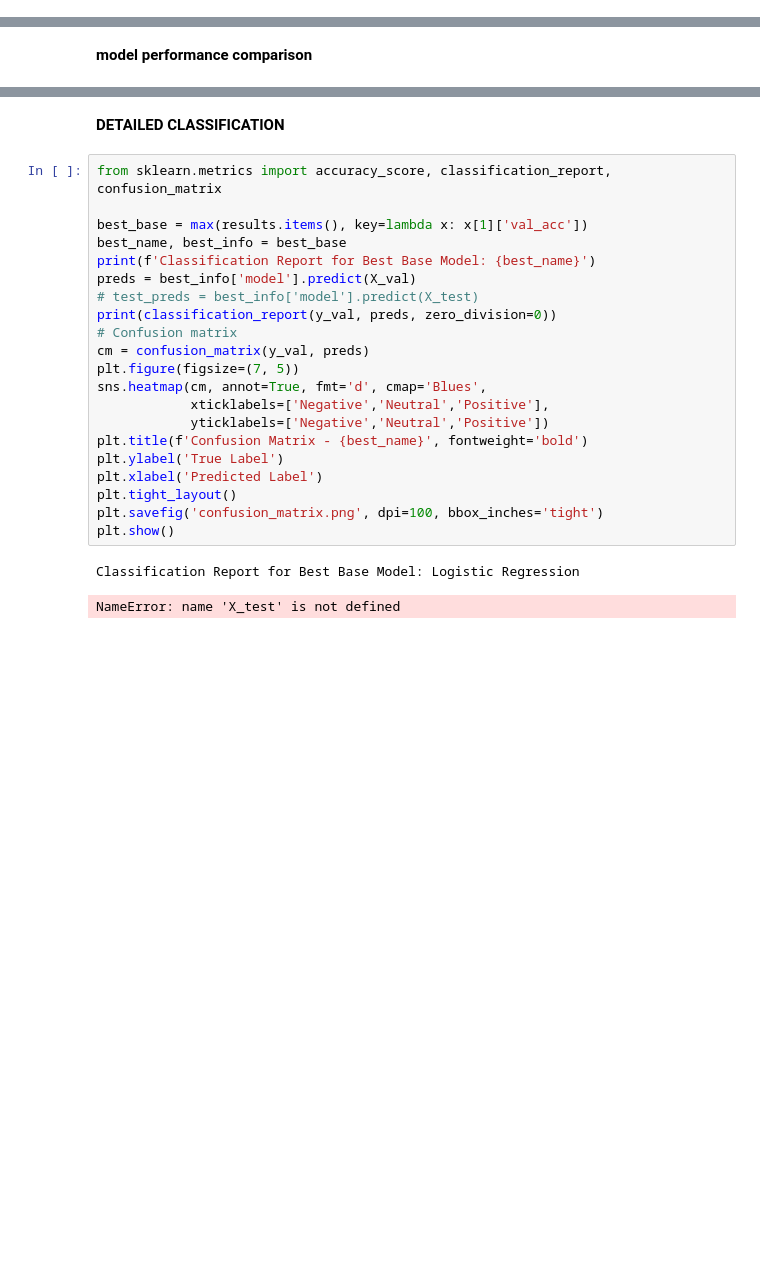
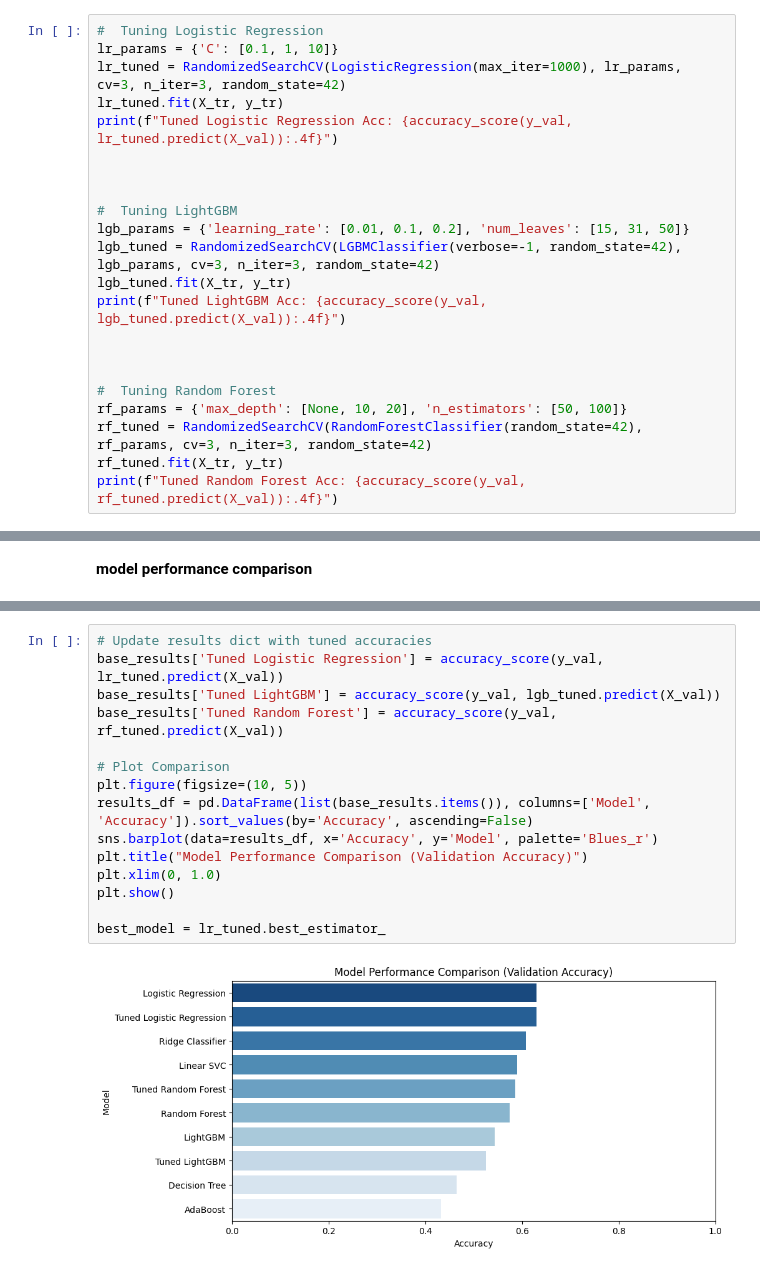
Before and after one commit to Nancyrana1/Movie_review_prediction-ML-, a Jupyter notebook: notebook0b2746edbc.ipynb, the cells around one changed output, grey strips where cells are left out. Saved outputs shown, nothing was run; the diff lists cells and outputs as text; blank space fills up the shorter version.

```diff
--- a/notebook0b2746edbc.ipynb
+++ b/notebook0b2746edbc.ipynb
@@ -398,0 +381,22 @@ Validation Accuracy (tuned): 0.4171
+# %%
+#  Tuning Logistic Regression
+lr_params = {'C': [0.1, 1, 10]}
+lr_tuned = RandomizedSearchCV(LogisticRegression(max_iter=1000), lr_params, cv=3, n_iter=3, random_state=42)
+lr_tuned.fit(X_tr, y_tr)
+print(f"Tuned Logistic Regression Acc: {accuracy_score(y_val, lr_tuned.predict(X_val)):.4f}")
+
+
+
+#  Tuning LightGBM
+lgb_params = {'learning_rate': [0.01, 0.1, 0.2], 'num_leaves': [15, 31, 50]}
+lgb_tuned = RandomizedSearchCV(LGBMClassifier(verbose=-1, random_state=42), lgb_params, cv=3, n_iter=3, random_state=42)
+lgb_tuned.fit(X_tr, y_tr)
+print(f"Tuned LightGBM Acc: {accuracy_score(y_val, lgb_tuned.predict(X_val)):.4f}")
+
+
+
+#  Tuning Random Forest
+rf_params = {'max_depth': [None, 10, 20], 'n_estimators': [50, 100]}
+rf_tuned = RandomizedSearchCV(RandomForestClassifier(random_state=42), rf_params, cv=3, n_iter=3, random_state=42)
+rf_tuned.fit(X_tr, y_tr)
+print(f"Tuned Random Forest Acc: {accuracy_score(y_val, rf_tuned.predict(X_val)):.4f}")
@@ -477,26 +409,17 @@ Best model: XGB (Tuned) (0.4171)
-# %% [markdown]
-**DETAILED CLASSIFICATION**
-# %%
-from sklearn.metrics import accuracy_score, classification_report, confusion_matrix
-
-best_base = max(results.items(), key=lambda x: x[1]['val_acc'])
-best_name, best_info = best_base
-print(f'Classification Report for Best Base Model: {best_name}')
-preds = best_info['model'].predict(X_val)
-# test_preds = best_info['model'].predict(X_test)
-print(classification_report(y_val, preds, zero_division=0))
-# Confusion matrix
-cm = confusion_matrix(y_val, preds)
-plt.figure(figsize=(7, 5))
-sns.heatmap(cm, annot=True, fmt='d', cmap='Blues',
-            xticklabels=['Negative','Neutral','Positive'],
-            yticklabels=['Negative','Neutral','Positive'])
-plt.title(f'Confusion Matrix - {best_name}', fontweight='bold')
-plt.ylabel('True Label')
-plt.xlabel('Predicted Label')
-plt.tight_layout()
-plt.savefig('confusion_matrix.png', dpi=100, bbox_inches='tight')
-plt.show()
-# %% [output]
-Classification Report for Best Base Model: Logistic Regression
-NameError: name 'X_test' is not defined
+# %%
+# Update results dict with tuned accuracies
+base_results['Tuned Logistic Regression'] = accuracy_score(y_val, lr_tuned.predict(X_val))
+base_results['Tuned LightGBM'] = accuracy_score(y_val, lgb_tuned.predict(X_val))
+base_results['Tuned Random Forest'] = accuracy_score(y_val, rf_tuned.predict(X_val))
+
+# Plot Comparison
+plt.figure(figsize=(10, 5))
+results_df = pd.DataFrame(list(base_results.items()), columns=['Model', 'Accuracy']).sort_values(by='Accuracy', ascending=False)
+sns.barplot(data=results_df, x='Accuracy', y='Model', palette='Blues_r')
+plt.title("Model Performance Comparison (Validation Accuracy)")
+plt.xlim(0, 1.0)
+plt.show()
+
+best_model = lr_tuned.best_estimator_
+# %% [output]
+[figure, added]
```
Also changed, not shown: parts of 40 cells of this notebook.
